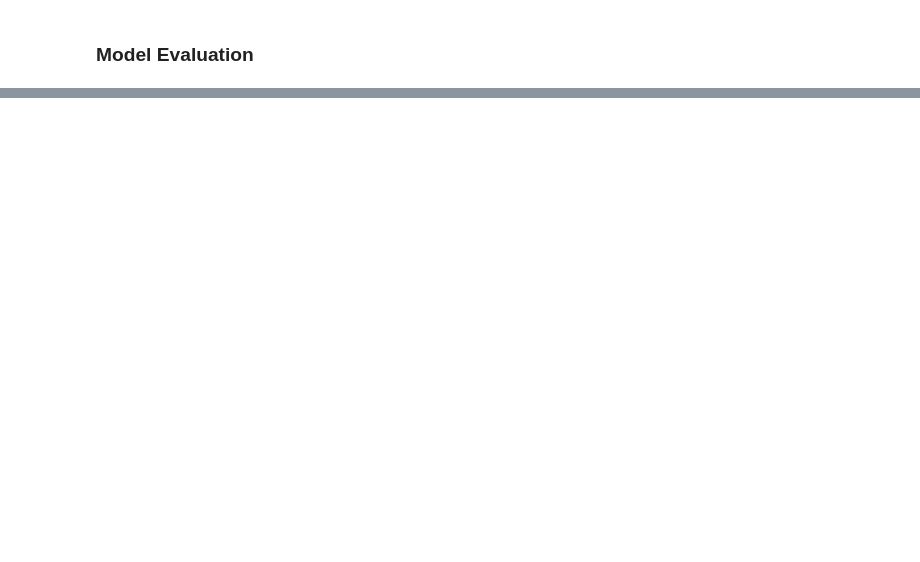
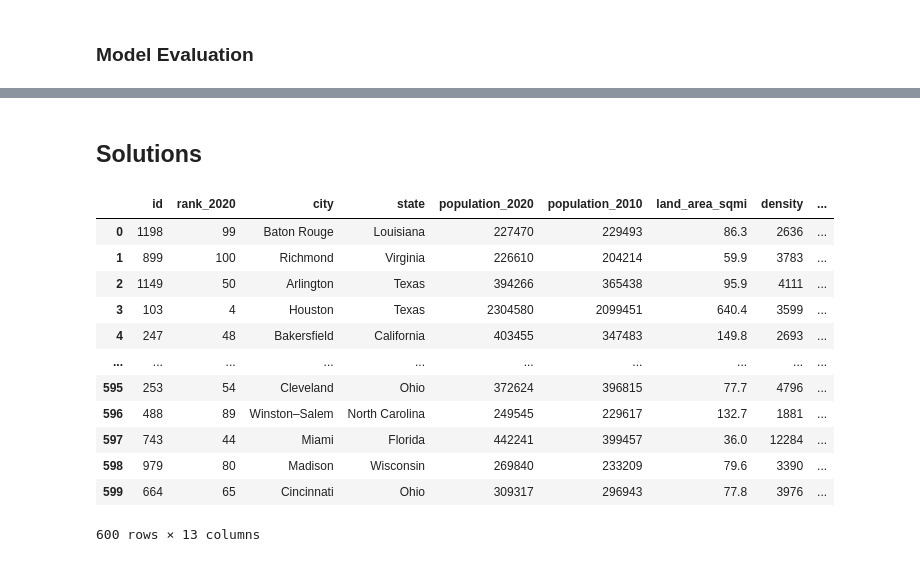
Before and after one commit to suehuynh/US-living-wage, a Jupyter notebook: 20220418_Livingwage_US100.ipynb, the cells around one changed output, grey strips where cells are left out. Cells and saved outputs as stored; diff of their text form; code cells hidden in the pictures; blank space fills up the shorter version.

```diff
--- a/20220418_Livingwage_US100.ipynb
+++ b/20220418_Livingwage_US100.ipynb
@@ -1042,0 +1134,20 @@ models.sort_values(by='Score', ascending=False)
+# %% [markdown]
+## Solutions
+# %%
+test_df.reset_index(inplace=True)
+test_df = test_df.rename(columns={'index':'id'})
+test_df
+# %% [output]
+|  | id | rank_2020 | city | state | population_2020 | population_2010 | land_area_sqmi | density | ... |
+| 0 | 1198 | 99 | Baton Rouge | Louisiana | 227470 | 229493 | 86.3 | 2636 | ... |
+| 1 | 899 | 100 | Richmond | Virginia | 226610 | 204214 | 59.9 | 3783 | ... |
+| 2 | 1149 | 50 | Arlington | Texas | 394266 | 365438 | 95.9 | 4111 | ... |
+| 3 | 103 | 4 | Houston | Texas | 2304580 | 2099451 | 640.4 | 3599 | ... |
+| 4 | 247 | 48 | Bakersfield | California | 403455 | 347483 | 149.8 | 2693 | ... |
+| ... | ... | ... | ... | ... | ... | ... | ... | ... | ... |
+| 595 | 253 | 54 | Cleveland | Ohio | 372624 | 396815 | 77.7 | 4796 | ... |
+| 596 | 488 | 89 | Winston–Salem | North Carolina | 249545 | 229617 | 132.7 | 1881 | ... |
+| 597 | 743 | 44 | Miami | Florida | 442241 | 399457 | 36.0 | 12284 | ... |
+| 598 | 979 | 80 | Madison | Wisconsin | 269840 | 233209 | 79.6 | 3390 | ... |
+| 599 | 664 | 65 | Cincinnati | Ohio | 309317 | 296943 | 77.8 | 3976 | ... |
+600 rows × 13 columns
```
Also changed, not shown: parts of 62 cells of this notebook.
